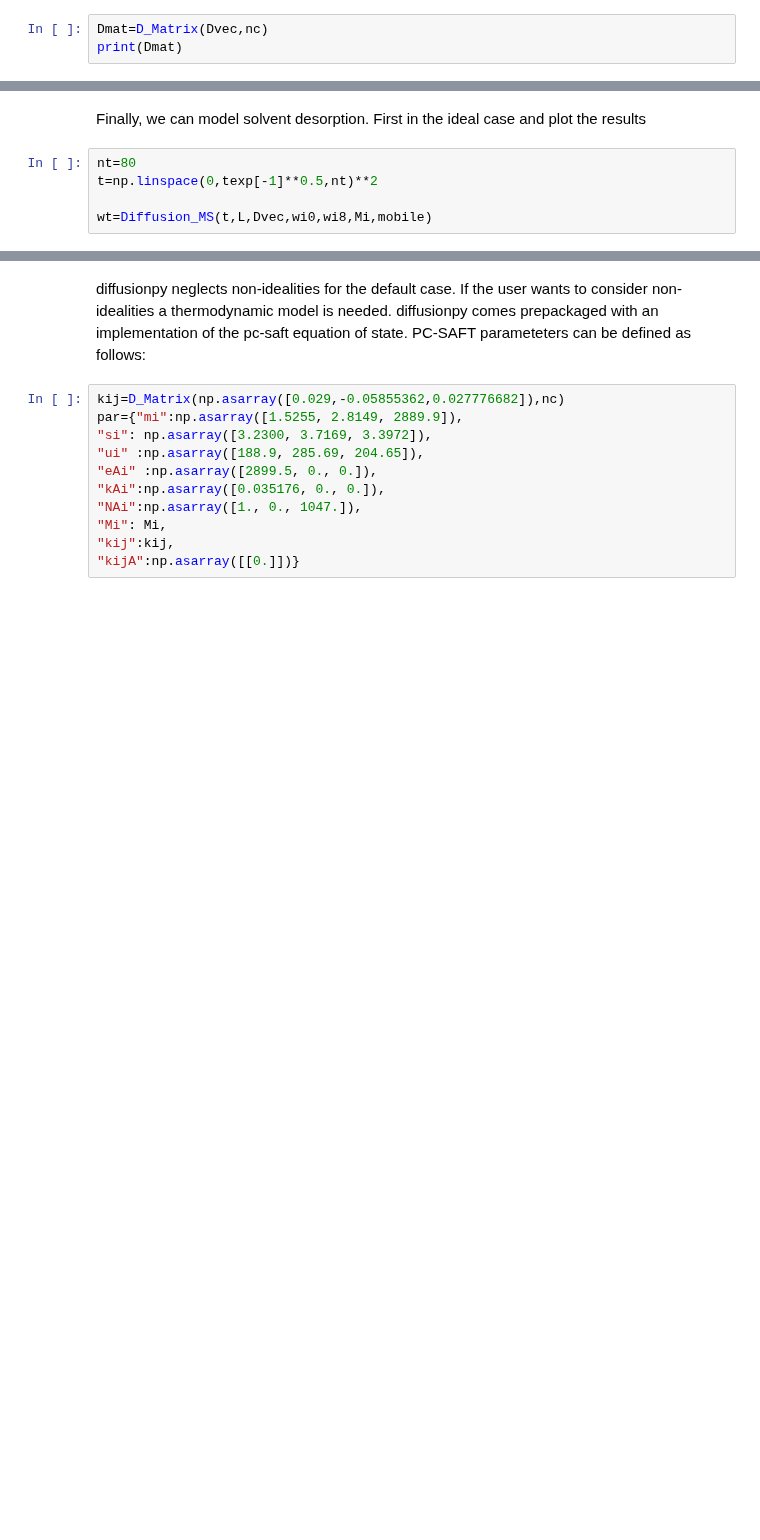
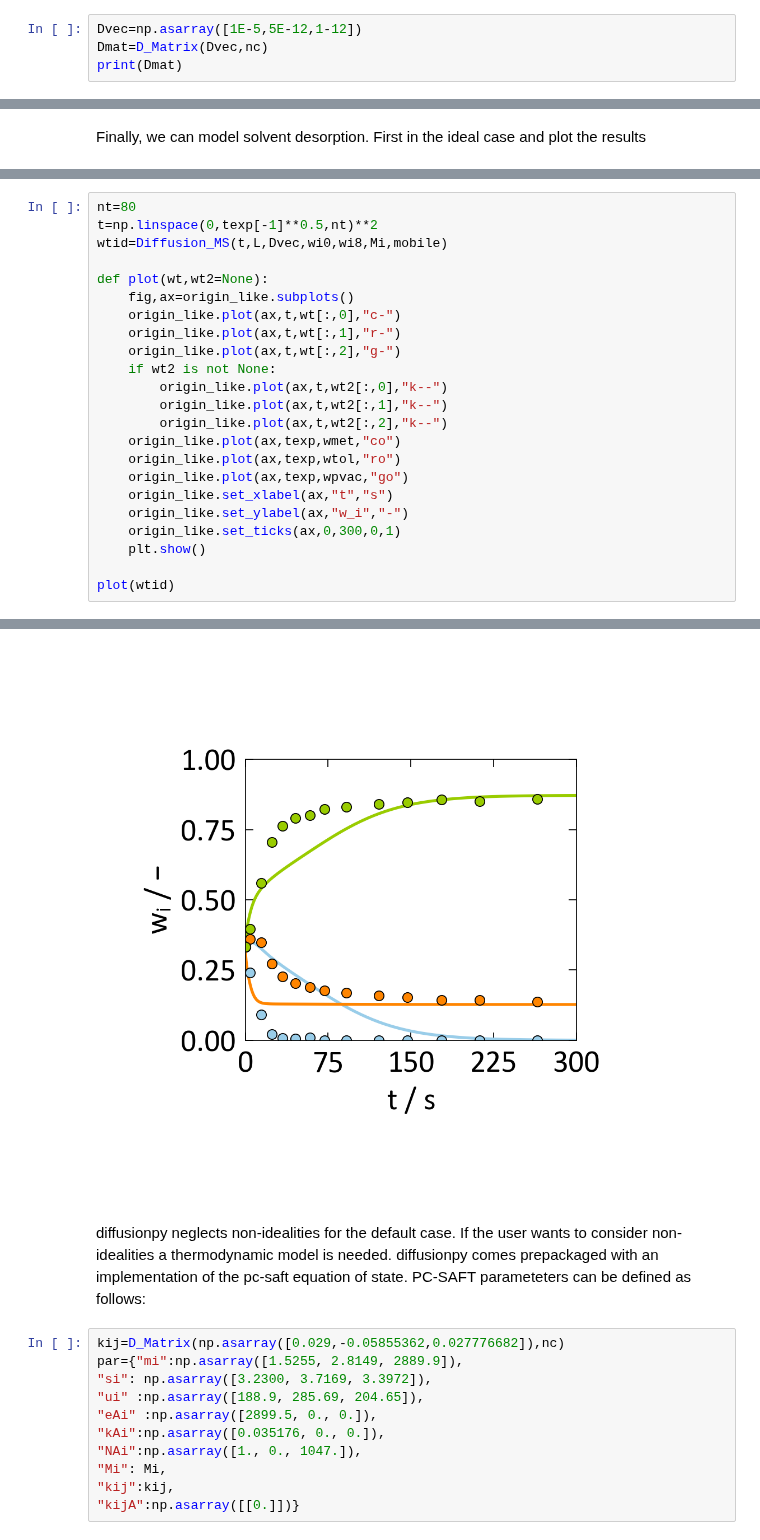
Before and after one commit to Borrdom/diffusionpy, a Jupyter notebook: examples_notebooks/01_codrying_pvac.ipynb, the cells around one changed output, grey strips where cells are left out. Drawn from its saved outputs; the diff is of its cells as text; blank space fills up the shorter version.

```diff
--- a/examples_notebooks/01_codrying_pvac.ipynb
+++ b/examples_notebooks/01_codrying_pvac.ipynb
@@ -71,4 +57,5 @@ Diffusionpy internally caclulates the matrix $\hat{Ð}$ using the D_Matrix funct
 # %%
+Dvec=np.asarray([1E-5,5E-12,1-12])
 Dmat=D_Matrix(Dvec,nc)
 print(Dmat)
 # %% [output]
@@ -82,7 +70,2 @@ mobile=np.asarray([True,True,False])
 # %% [markdown]
 Finally, we can model solvent desorption. First in the ideal case and plot the results
-# %%
-nt=80
-t=np.linspace(0,texp[-1]**0.5,nt)**2
-
-wt=Diffusion_MS(t,L,Dvec,wi0,wi8,Mi,mobile)
@@ -93,0 +72,24 @@ wt=Diffusion_MS(t,L,Dvec,wi0,wi8,Mi,mobile)
+# %%
+nt=80
+t=np.linspace(0,texp[-1]**0.5,nt)**2
+wtid=Diffusion_MS(t,L,Dvec,wi0,wi8,Mi,mobile)
+
+def plot(wt,wt2=None):
+    fig,ax=origin_like.subplots()
+    origin_like.plot(ax,t,wt[:,0],"c-")
+    origin_like.plot(ax,t,wt[:,1],"r-")
+    origin_like.plot(ax,t,wt[:,2],"g-")
+    if wt2 is not None:
+        origin_like.plot(ax,t,wt2[:,0],"k--")
+        origin_like.plot(ax,t,wt2[:,1],"k--")
+        origin_like.plot(ax,t,wt2[:,2],"k--")
+    origin_like.plot(ax,texp,wmet,"co")
+    origin_like.plot(ax,texp,wtol,"ro")
+    origin_like.plot(ax,texp,wpvac,"go")
+    origin_like.set_xlabel(ax,"t","s")
+    origin_like.set_ylabel(ax,"w_i","-")
+    origin_like.set_ticks(ax,0,300,0,1)
+    plt.show()
+
+plot(wtid)
+# %% [output]
@@ -94,3 +100,4 @@ wt=Diffusion_MS(t,L,Dvec,wi0,wi8,Mi,mobile)
+[figure, added]
 # %% [markdown]
 diffusionpy neglects non-idealities for the default case. If the user wants to consider non-idealities a thermodynamic model is needed.
 diffusionpy comes prepackaged with an implementation of the pc-saft equation of state.
```
Also changed, not shown: parts of 20 cells of this notebook, 11 other files.
